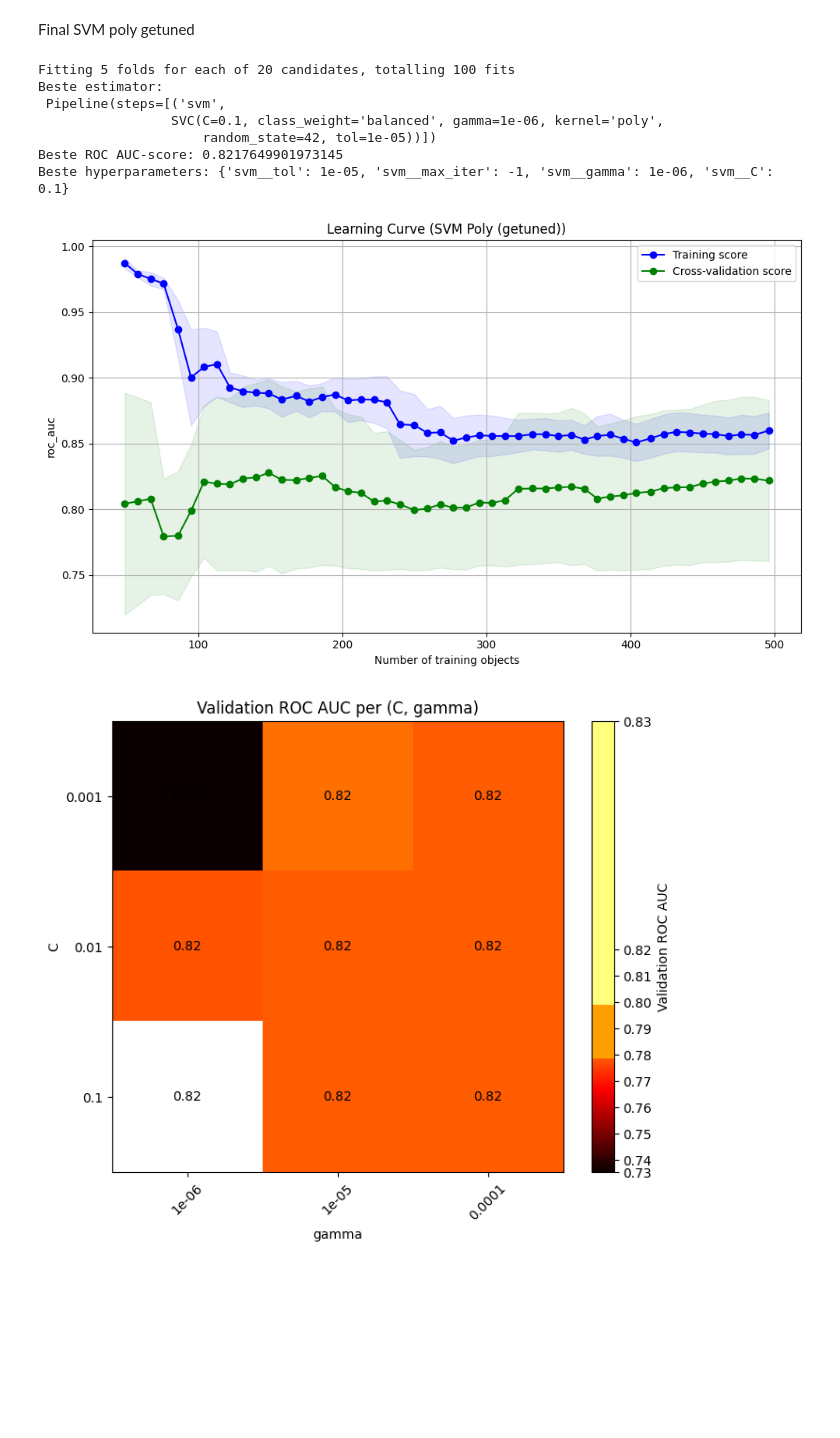
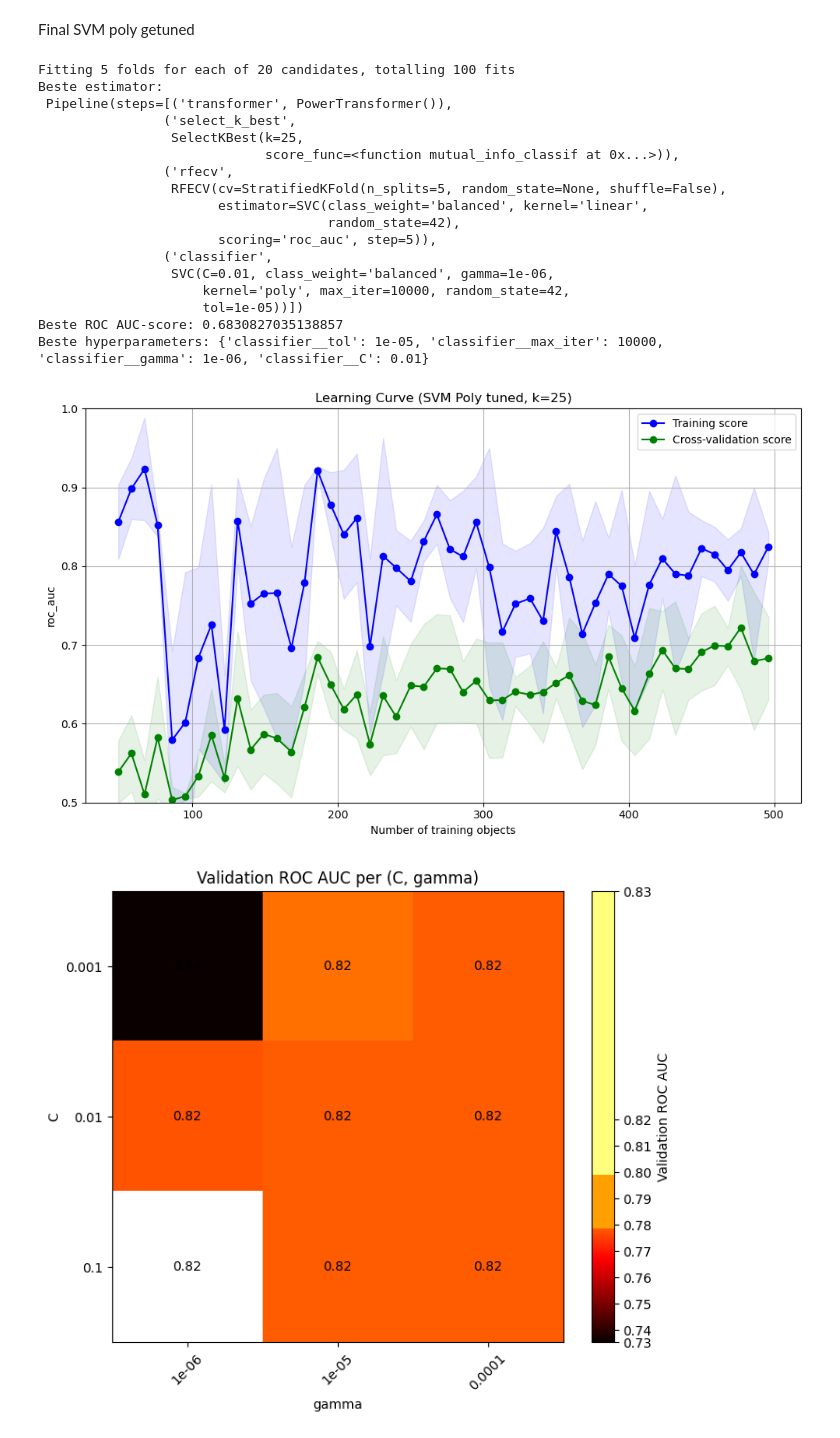
Before and after one commit to mjmklep/Machine-Learning-Group-8, a Jupyter notebook: basic_SVM.ipynb, the cells around one changed output. Saved outputs shown, nothing was run; the diff lists cells and outputs as text; code cells hidden in the pictures; blank space fills up the shorter version.

```diff
--- a/basic_SVM.ipynb
+++ b/basic_SVM.ipynb
@@ -614,5 +457,5 @@ scores = cross_val_score(
 
 pipeline.fit(X_train, y_train)
 
-t_plot_learning_curve(X_train, y_train, classifier=pipeline, scoring='roc_auc', clf_type='SVM k=15')
+t_plot_learning_curve(X_train, y_train, classifier=pipeline, scoring='roc_auc', clf_type='SVM not tuned linear kernel k=25')
 # %% [output]
@@ -712,25 +558,30 @@ Best parameters: {'classifier__tol': 1e-06, 'classifier__max_iter': 10000, 'clas
 Kernel = poly
 # %%
 # ====== PIPELINE CHARACTERISTICS ======
-svm = SVC(kernel="poly", random_state=42, class_weight='balanced')
+cv = StratifiedKFold(n_splits=5)
+svm_feature = SVC(kernel="linear", random_state=42, class_weight='balanced')
 
 # ====== PIPELINE  ======
 pipeline = Pipeline([
-    ('svm', svm)
+    ('transformer', PowerTransformer(method='yeo-johnson')),
+    ('select_k_best', SelectKBest(mutual_info_classif, k=25)),
+    ('rfecv', RFECV(estimator=svm_feature, step=5, cv=cv, scoring='roc_auc')),
+    ('classifier', SVC(kernel="poly", random_state=42, class_weight='balanced'))
 ])
+
 
 # ====== EVALUATION  ======
 scores = cross_val_score(
     pipeline,
-    X_selected,
+    X_train,
     y_train,
     cv=cv,
     scoring='roc_auc',
     n_jobs=-1
 )
 
-pipeline.fit(X_selected, y_train)
+pipeline.fit(X_train, y_train)
 
-t_plot_learning_curve(X_selected, y_train, classifier=pipeline, scoring='roc_auc', clf_type='SVM k=25, poly')
+t_plot_learning_curve(X_train, y_train, classifier=pipeline, scoring='roc_auc', clf_type='SVM poly not tuned, k=25')
 print("Gemiddelde ROC AUC:", scores.mean())
 # %% [output]
@@ -740,63 +591,73 @@ Gemiddelde ROC AUC: 0.7885078656352215
 Final SVM poly getuned
 # %%
 # ====== PIPELINE CHARACTERISTICS ======
-svm = SVC(
-    kernel="poly",
-    random_state=42,
-    class_weight='balanced'
-)
+cv = StratifiedKFold(n_splits=5)
+svm_feature = SVC(kernel="linear", random_state=42, class_weight='balanced')
 
-# ====== PIPELINE ======
+# ====== PIPELINE  ======
 pipeline = Pipeline([
-    ('svm', svm)
+    ('transformer', PowerTransformer(method='yeo-johnson')),
+    ('select_k_best', SelectKBest(mutual_info_classif, k=25)),
+    ('rfecv', RFECV(estimator=svm_feature, step=5, cv=cv, scoring='roc_auc')),
+    ('classifier', SVC(kernel="poly", random_state=42, class_weight='balanced'))
 ])
 
 # ====== HYPERPARAMETER ======
 param_grid = {
-    'svm__C': [0.001, 0.01, 0.1],
-    'svm__gamma': [1e-6, 1e-5, 1e-4],
-    'svm__tol': [1e-4, 1e-5, 1e-6],
-    'svm__max_iter': [1000, 10000, -1]
+    'classifier__C': [0.001, 0.01, 0.1],
+    'classifier__gamma': [1e-6, 1e-5, 1e-4],
+    'classifier__tol': [1e-4, 1e-5, 1e-6],
+    'classifier__max_iter': [1000, 10000, -1]
 }
 
 
 # ====== 3. RANDOMIZED SEARCH MET CROSS-VALIDATIE ======
 random_search = RandomizedSearchCV(
     estimator=pipeline,
     param_distributions=param_grid,
     n_iter=20,
     scoring='roc_auc',
     cv=cv,
     n_jobs=-1,
     verbose=1,
     refit=True
 )
 
 # ====== 4. TRAINING ======
-random_search.fit(X_selected, y_train)
+random_search.fit(X_train, y_train)
 
 # ====== 5. RESULTATEN ======
 print("Beste estimator:\n", random_search.best_estimator_)
 print("Beste ROC AUC-score:", random_search.best_score_)
 print("Beste hyperparameters:", random_search.best_params_)
 
 # ====== 6. LEARNING CURVE PLOT ======
 t_plot_learning_curve(
-    X_selected,
+    X_train,
     y_train,
     classifier=random_search.best_estimator_,
     scoring='roc_auc',
-    clf_type='SVM Poly (getuned)'
+    clf_type='SVM Poly tuned, k=25'
 )
 # %% [output]
 Fitting 5 folds for each of 20 candidates, totalling 100 fits
 Beste estimator:
- Pipeline(steps=[('svm',
-                 SVC(C=0.1, class_weight='balanced', gamma=1e-06, kernel='poly',
-                     random_state=42, tol=1e-05))])
-Beste ROC AUC-score: 0.8217649901973145
-Beste hyperparameters: {'svm__tol': 1e-05, 'svm__max_iter': -1, 'svm__gamma': 1e-06, 'svm__C': 0.1}
+ Pipeline(steps=[('transformer', PowerTransformer()),
+                ('select_k_best',
+                 SelectKBest(k=25,
+                             score_func=<function mutual_info_classif at 0x...>)),
+                ('rfecv',
+                 RFECV(cv=StratifiedKFold(n_splits=5, random_state=None, shuffle=False),
+                       estimator=SVC(class_weight='balanced', kernel='linear',
+                                     random_state=42),
+                       scoring='roc_auc', step=5)),
+                ('classifier',
+                 SVC(C=0.01, class_weight='balanced', gamma=1e-06,
+                     kernel='poly', max_iter=10000, random_state=42,
+                     tol=1e-05))])
+Beste ROC AUC-score: 0.6830827035138857
+Beste hyperparameters: {'classifier__tol': 1e-05, 'classifier__max_iter': 10000, 'classifier__gamma': 1e-06, 'classifier__C': 0.01}
-[figure, old version]
+[figure, new version]
 # %%
 # ===== MidpointNormalize class =====
 class MidpointNormalize(Normalize):
```
Also changed, not shown: parts of 13 cells of this notebook.
